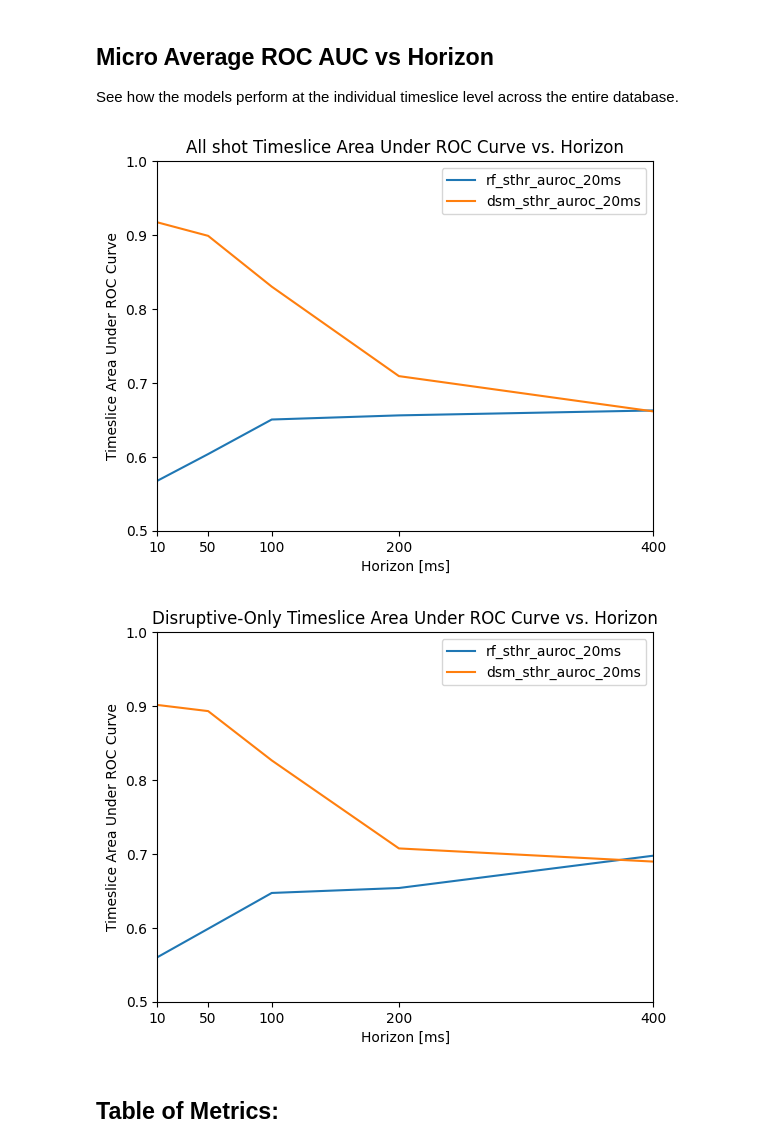
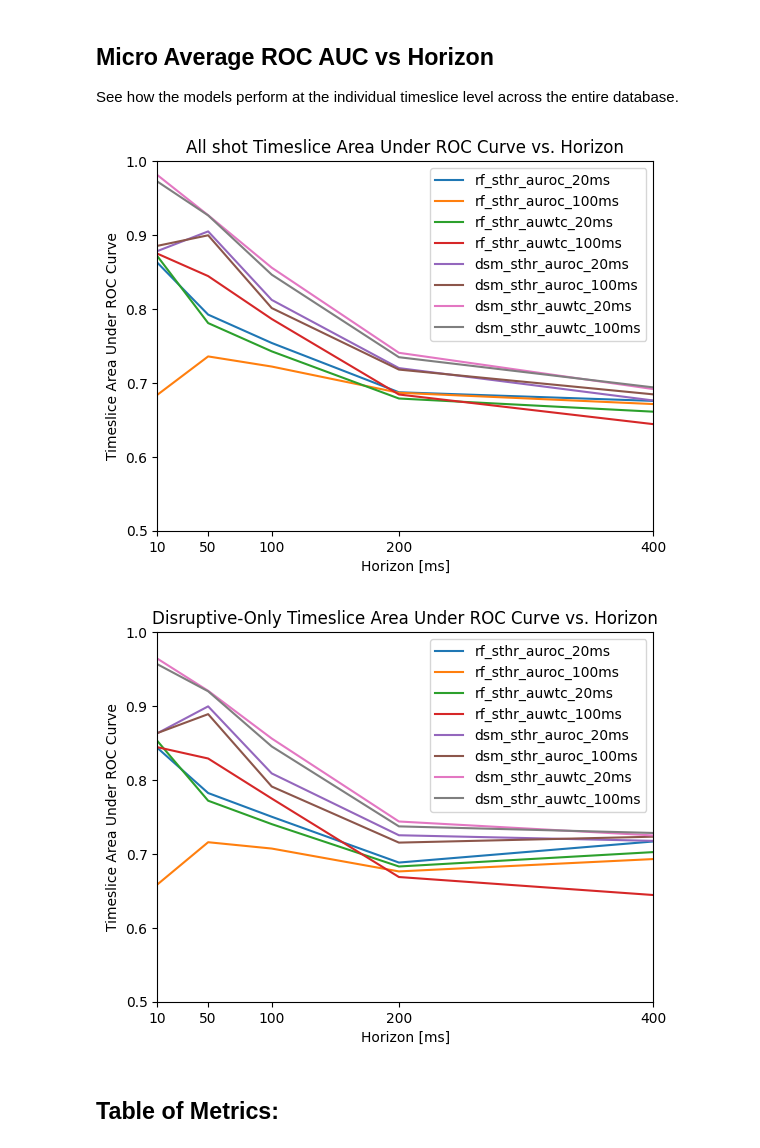
Before and after one commit to MIT-PSFC/disruption-survival-analysis, a Jupyter notebook: Run Experiments.ipynb, the cells around one changed output. Saved outputs shown, nothing was run; the diff lists cells and outputs as text; code cells hidden in the pictures.

```diff
--- a/Run Experiments.ipynb
+++ b/Run Experiments.ipynb
@@ -8,7 +8,8 @@ from IPython.display import display
 from disruption_survival_analysis.sweep_config import create_experiment_groups, get_experiments
 
 
-from disruption_survival_analysis.plot_experiments import plot_auroc_timeslice_all_vs_horizon, plot_fpr_vs_threshold, plot_threshold_vs_fpr, plot_auroc_timeslice_shot_avg_vs_horizon, plot_warning_time_vs_false_alarm_rate, plot_roc_curve, plot_warning_time_vs_threshold
+from disruption_survival_analysis.plot_experiments import plot_auroc_timeslice_all_vs_horizon
+from disruption_survival_analysis.plot_experiments import plot_false_alarm_rate_vs_threshold, plot_threshold_vs_false_alarm_rate, plot_auroc_timeslice_shot_avg_vs_horizon, plot_warning_time_vs_false_alarm_rate, plot_roc_curve, plot_warning_time_vs_threshold
 from disruption_survival_analysis.plot_experiments import plot_risk_compare_models, plot_ettd_compare_models
 from disruption_survival_analysis.plot_experiments import plot_disruptive_vs_non_disruptive_shot_durations
 
@@ -19,9 +20,9 @@ dataset_path = 'test'
 
 # models, alarms, metrics, and minimum warning times to use
 models = ['rf', 'dsm']
-alarms = ['sthr']
-metrics = ['auroc']
-min_warning_times = [0.02]
+alarms = ['sthr', 'athr', 'hyst']
+metrics = ['auroc', 'auwtc']
+min_warning_times = [0.02, 0.1]
 
 # Load models and create experiments
 experiment_groups = create_experiment_groups(device, dataset_path, models, alarms, metrics, min_warning_times)
@@ -41,12 +49,12 @@ Loaded model from models/synthetic/test/dsm_sthr_auroc_20ms.pkl
 
 See how the models perform at the individual timeslice level across the entire database.
 # %%
-experiment_list = get_experiments(experiment_groups, ['auroc'])
+experiment_list = get_experiments(experiment_groups, ['sthr'])
 plot_auroc_timeslice_all_vs_horizon(experiment_list, disrupt_only=False)
 plot_auroc_timeslice_all_vs_horizon(experiment_list, disrupt_only=True)
 # %% [output]
-[figure, old version]
+[figure, new version]
-[figure, old version]
+[figure, new version]
 # %% [markdown]
 ## Table of Metrics:
 # %%
```
Also changed, not shown: parts of 6 cells of this notebook, 5 other files.
